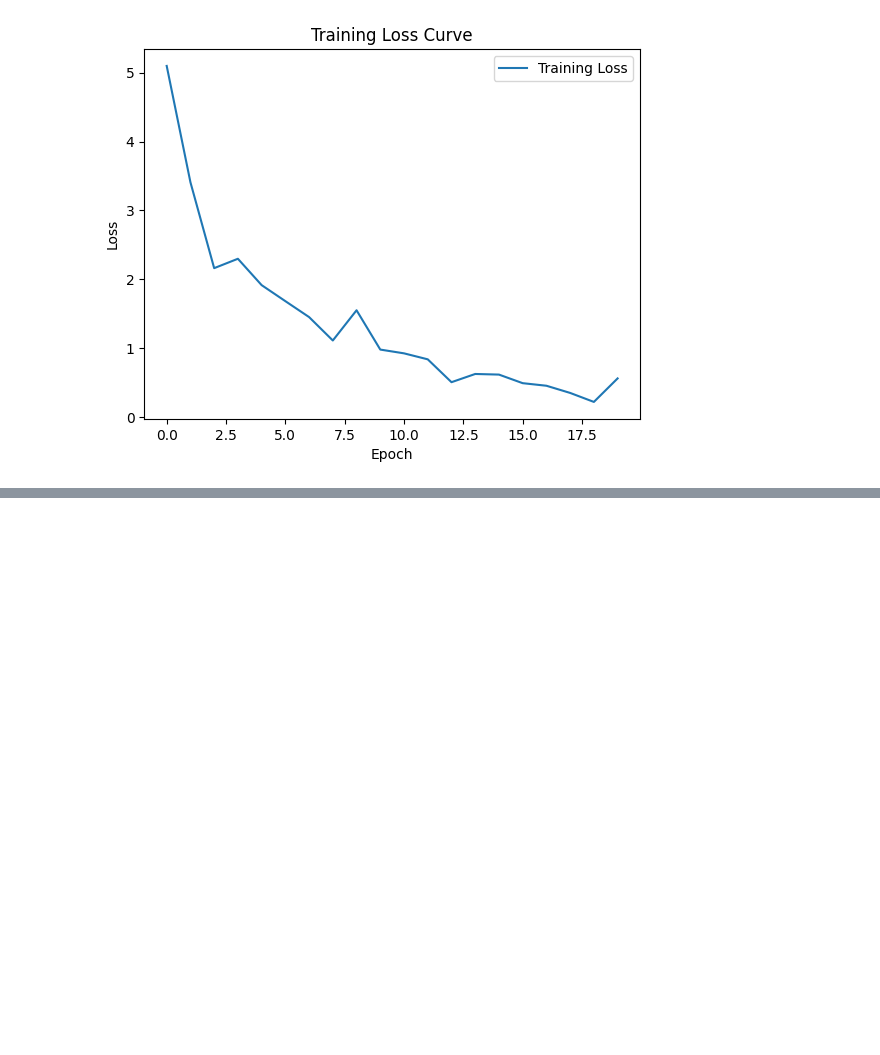
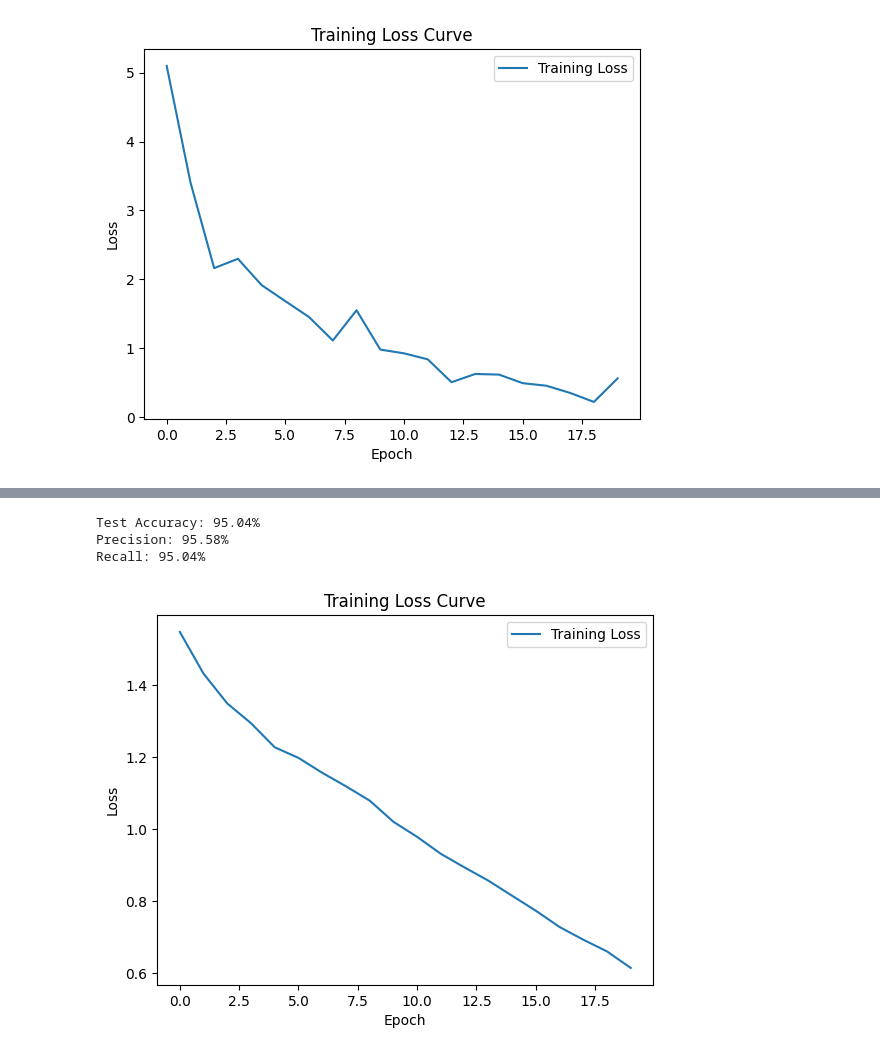
Before and after one commit to SigurdST/emotion_recognition, a Jupyter notebook: notebook.ipynb, the cells around one changed output, grey strips where cells are left out. Saved outputs shown, nothing was run; the diff lists cells and outputs as text; code cells hidden in the pictures; blank space fills up the shorter version.

```diff
--- a/notebook.ipynb
+++ b/notebook.ipynb
@@ -890,0 +1001,41 @@ Recall: 46.28%
+# %%
+
+class EmotionCNN4lay_res_aug(nn.Module):
+    def __init__(self, num_classes):
+        super(EmotionCNN4lay_res_aug, self).__init__()
+        self.conv1 = nn.Conv2d(1, 16, kernel_size=3, stride=1, padding=1)
+        self.bn1 = nn.BatchNorm2d(16)
+        self.conv2 = nn.Conv2d(16, 32, kernel_size=3, stride=1, padding=1)
+        self.bn2 = nn.BatchNorm2d(32)
+        self.conv3 = nn.Conv2d(32, 64, kernel_size=3, stride=1, padding=1)
+        self.bn3 = nn.BatchNorm2d(64)
+        self.conv4 = nn.Conv2d(64, 128, kernel_size=3, stride=1, padding=1)
+        self.bn4 = nn.BatchNorm2d(128)
+        self.pool = nn.MaxPool2d((2, 2))
+        self.dropout = nn.Dropout(0.25)
+        self.fc = nn.Linear(128 * 8 * 16, num_classes)  # Adjust based on final output shape of conv layers
+
+    def forward(self, x):
+        x = F.relu(self.bn1(self.conv1(x)))
+        x = F.max_pool2d(x, 2)
+        x = F.relu(self.bn2(self.conv2(x)))
+        x = F.max_pool2d(x, 2)
+        x = F.relu(self.bn3(self.conv3(x)))
+        x = F.max_pool2d(x, 2)
+        x = F.relu(self.bn4(self.conv4(x)))
+        x = self.pool(x)
+        x = torch.flatten(x, 1)
+        x = self.dropout(x)
+        x = self.fc(x)
+        return x
+
+    # Create the datasets
+train_dataset_augmented_resized = MelSpectrogramDatasetResized(train_df_augmented)
+test_dataset_augmented_resized = MelSpectrogramDatasetResized(test_df_augmented)
+# Create the data loaders with a batch size of 1
+train_loader_augmented2 = DataLoader(train_dataset_augmented_resized, batch_size=32, shuffle=True)
+test_loader_augmented2 = DataLoader(test_dataset_augmented_resized, batch_size=32, shuffle=False)
+
+model_bs1_4lay_aug2 = EmotionCNN4lay_res_aug(num_classes=num_classes)
+# %%
+train_losses = train_model(model_bs1_4lay_aug2, train_loader_augmented2, 0.001, 10)
@@ -890,0 +1053,7 @@ Recall: 46.28%
+# %%
+eval_and_plot(model_bs1_4lay_aug2, test_loader_res, train_losses)
+# %% [output]
+Test Accuracy: 95.04%
+Precision: 95.58%
+Recall: 95.04%
+[figure, added]
```
Also changed, not shown: parts of 17 cells of this notebook.
